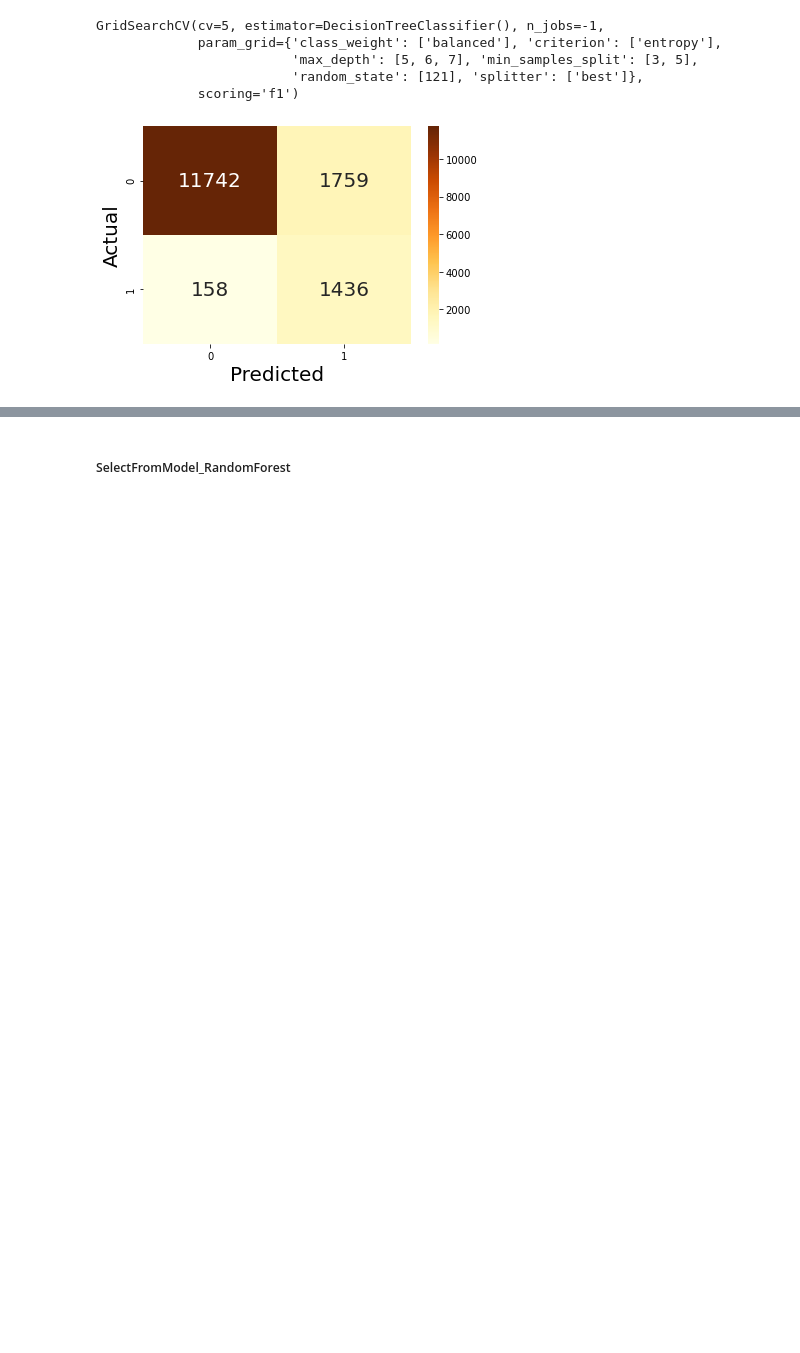
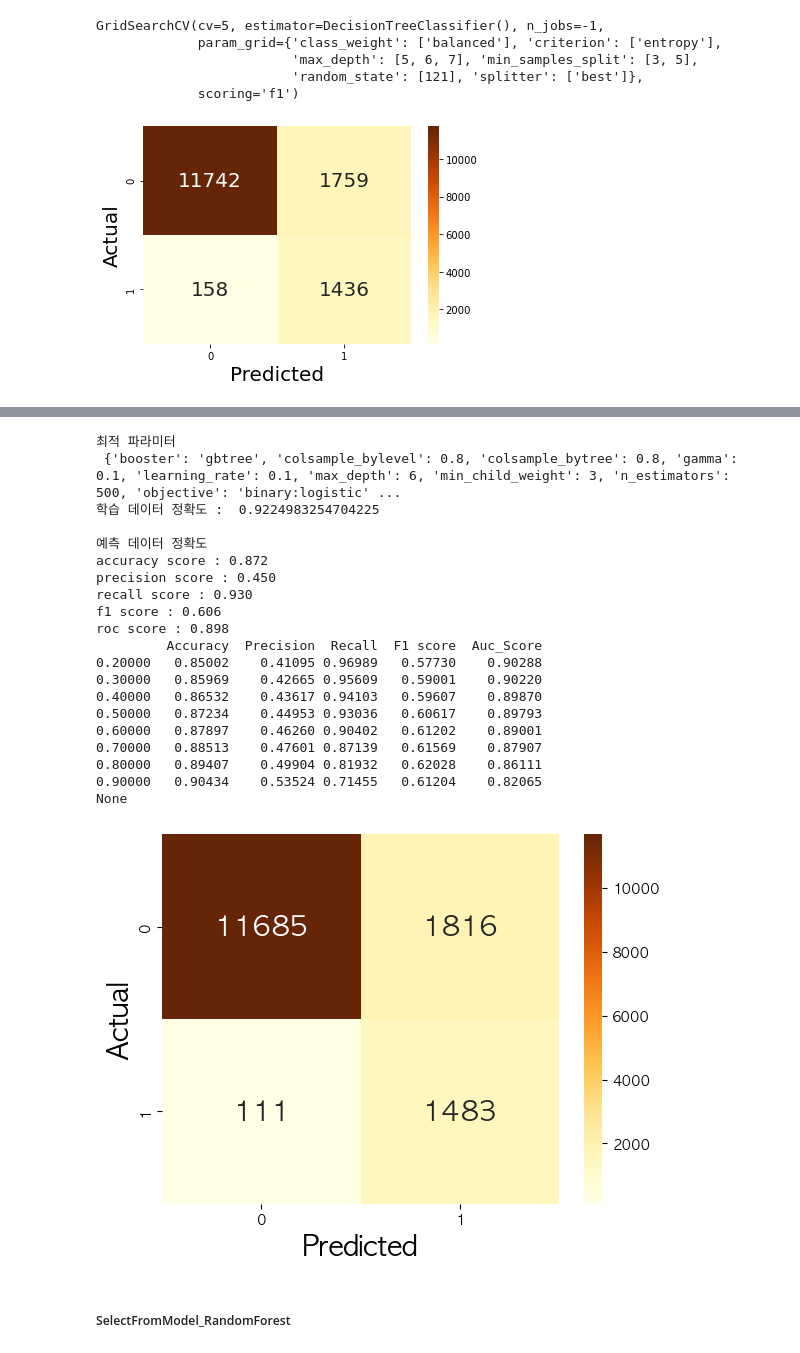
Before and after one commit to skynnn/TAVE-Prediction-Model-for-Insolvent-Companies, a Jupyter notebook: modeling_BorderlineSMOTE.ipynb, the cells around one changed output, grey strips where cells are left out. Cells and saved outputs as stored; diff of their text form; code cells hidden in the pictures; blank space fills up the shorter version.

```diff
--- a/modeling_BorderlineSMOTE.ipynb
+++ b/modeling_BorderlineSMOTE.ipynb
@@ -316,3 +326,27 @@ GridSearchCV(cv=5, estimator=DecisionTreeClassifier(), n_jobs=-1,
+# %%
+XGB(rfe_good)
+# %% [output]
+최적 파라미터
+ {'booster': 'gbtree', 'colsample_bylevel': 0.8, 'colsample_bytree': 0.8, 'gamma': 0.1, 'learning_rate': 0.1, 'max_depth': 6, 'min_child_weight': 3, 'n_estimators': 500, 'objective': 'binary:logistic' ...
+학습 데이터 정확도 :  0.9224983254704225
+
+예측 데이터 정확도
+accuracy score : 0.872
+precision score : 0.450
+recall score : 0.930
+f1 score : 0.606
+roc score : 0.898
+         Accuracy  Precision  Recall  F1 score  Auc_Score
+0.20000   0.85002    0.41095 0.96989   0.57730    0.90288
+0.30000   0.85969    0.42665 0.95609   0.59001    0.90220
+0.40000   0.86532    0.43617 0.94103   0.59607    0.89870
+0.50000   0.87234    0.44953 0.93036   0.60617    0.89793
+0.60000   0.87897    0.46260 0.90402   0.61202    0.89001
+0.70000   0.88513    0.47601 0.87139   0.61569    0.87907
+0.80000   0.89407    0.49904 0.81932   0.62028    0.86111
+0.90000   0.90434    0.53524 0.71455   0.61204    0.82065
+None
+[figure, added]
 # %% [markdown]
 ##### SelectFromModel_RandomForest
 # %%
```
Also changed, not shown: parts of 23 cells of this notebook.
